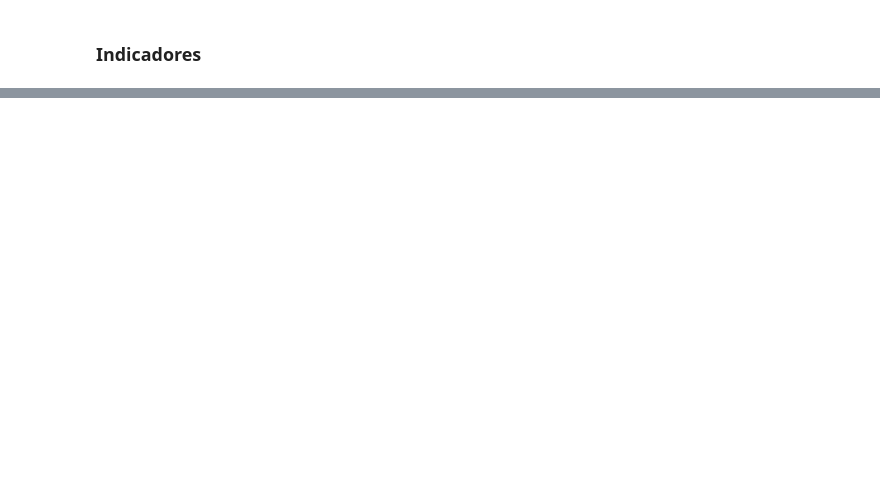
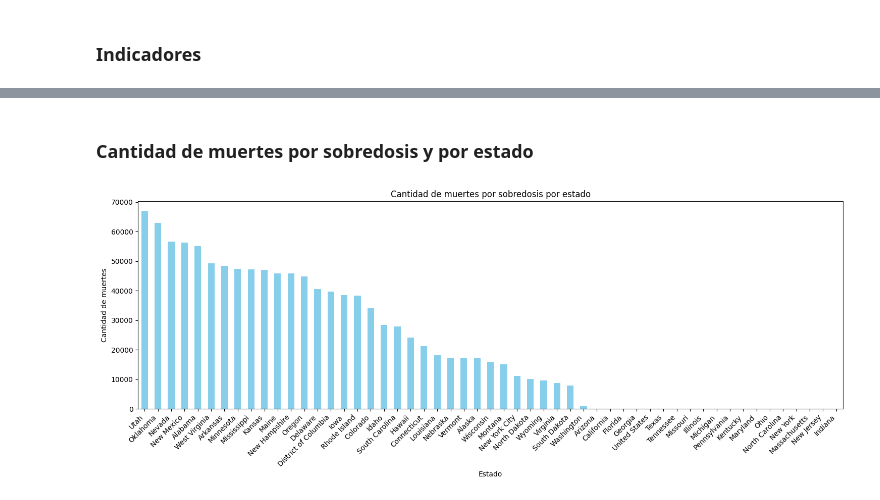
Before and after one commit to No-Country/c16-92-ft-data-bi, a Jupyter notebook: EDA_post_pamndemia.ipynb, the cells around one changed output, grey strips where cells are left out. Saved outputs shown, nothing was run; the diff lists cells and outputs as text; code cells hidden in the pictures; blank space fills up the shorter version.

```diff
--- a/EDA_post_pamndemia.ipynb
+++ b/EDA_post_pamndemia.ipynb
@@ -130,0 +160,11 @@ ValueError: Image size of 491659x702 pixels is too large. It must be less than 2
+# %%
+import datetime
+
+Overdose_1["Year"] = Overdose_1["Year"].astype(str)
+Overdose_1["Date_Month_Year"] = Overdose_1["Month"] + "" + Overdose_1["Year"]
+
+Overdose_1["Date"]= pd.to_datetime(Overdose_1["Date_Month_Year"], format= "%B%Y")
+
+Num_of_drug_Overdose_23= Overdose_1[Overdose_1.Indicator == "Number of Drug Overdose Deaths"]
+
+Num_of_drug_Overdose_23
@@ -130,0 +187,19 @@ ValueError: Image size of 491659x702 pixels is too large. It must be less than 2
+# %% [markdown]
+### Cantidad de muertes por sobredosis y por estado
+# %%
+#agrupo datos por estado y sumo
+deaths_state= Num_of_drug_Overdose_23.groupby("State Name")["Data Value"].sum().sort_values(ascending=False)
+
+plt.figure(figsize=(15,6))
+
+deaths_state.plot(kind="bar", color= "skyblue")
+
+plt.title("Cantidad de muertes por sobredosis por estado")
+plt.xlabel('Estado')
+plt.ylabel('Cantidad de muertes')
+plt.xticks(rotation=45, ha='right')  # Rotar las etiquetas del eje x para mayor legibilidad
+
+plt.tight_layout()
+plt.show()
+# %% [output]
+[figure, added]
```
Also changed, not shown: parts of 16 cells of this notebook, 2 other files.
